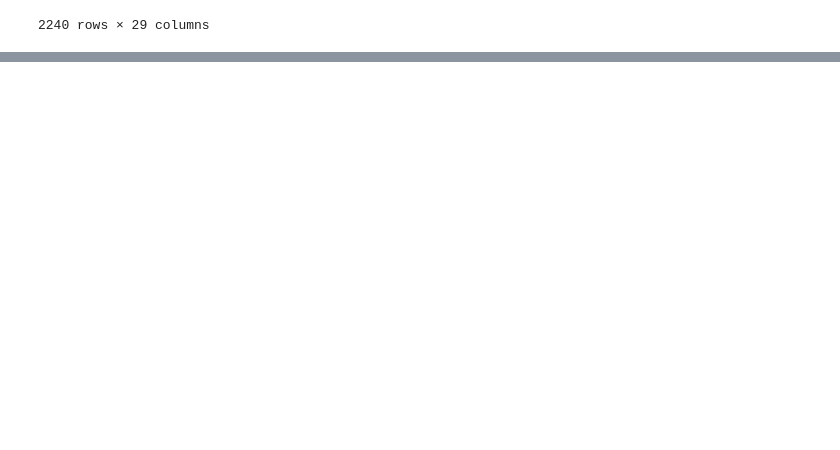
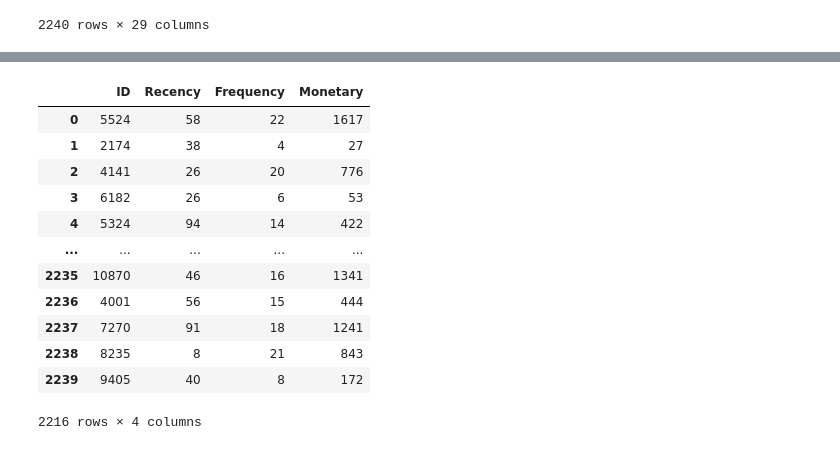
Before and after one commit to nqtquoctrung94/RFM_Customer_Personality_Analysis, a Jupyter notebook: clean_data.ipynb, the cells around one changed output, grey strips where cells are left out. Saved outputs shown, nothing was run; the diff lists cells and outputs as text; code cells hidden in the pictures; blank space fills up the shorter version.

```diff
--- a/clean_data.ipynb
+++ b/clean_data.ipynb
@@ -219,0 +333,16 @@ plt.show()
+# %%
+rfm_data
+# %% [output]
+|  | ID | Recency | Frequency | Monetary |
+| 0 | 5524 | 58 | 22 | 1617 |
+| 1 | 2174 | 38 | 4 | 27 |
+| 2 | 4141 | 26 | 20 | 776 |
+| 3 | 6182 | 26 | 6 | 53 |
+| 4 | 5324 | 94 | 14 | 422 |
+| ... | ... | ... | ... | ... |
+| 2235 | 10870 | 46 | 16 | 1341 |
+| 2236 | 4001 | 56 | 15 | 444 |
+| 2237 | 7270 | 91 | 18 | 1241 |
+| 2238 | 8235 | 8 | 21 | 843 |
+| 2239 | 9405 | 40 | 8 | 172 |
+2216 rows × 4 columns
```
Also changed, not shown: parts of 85 cells of this notebook, 3 other files.
